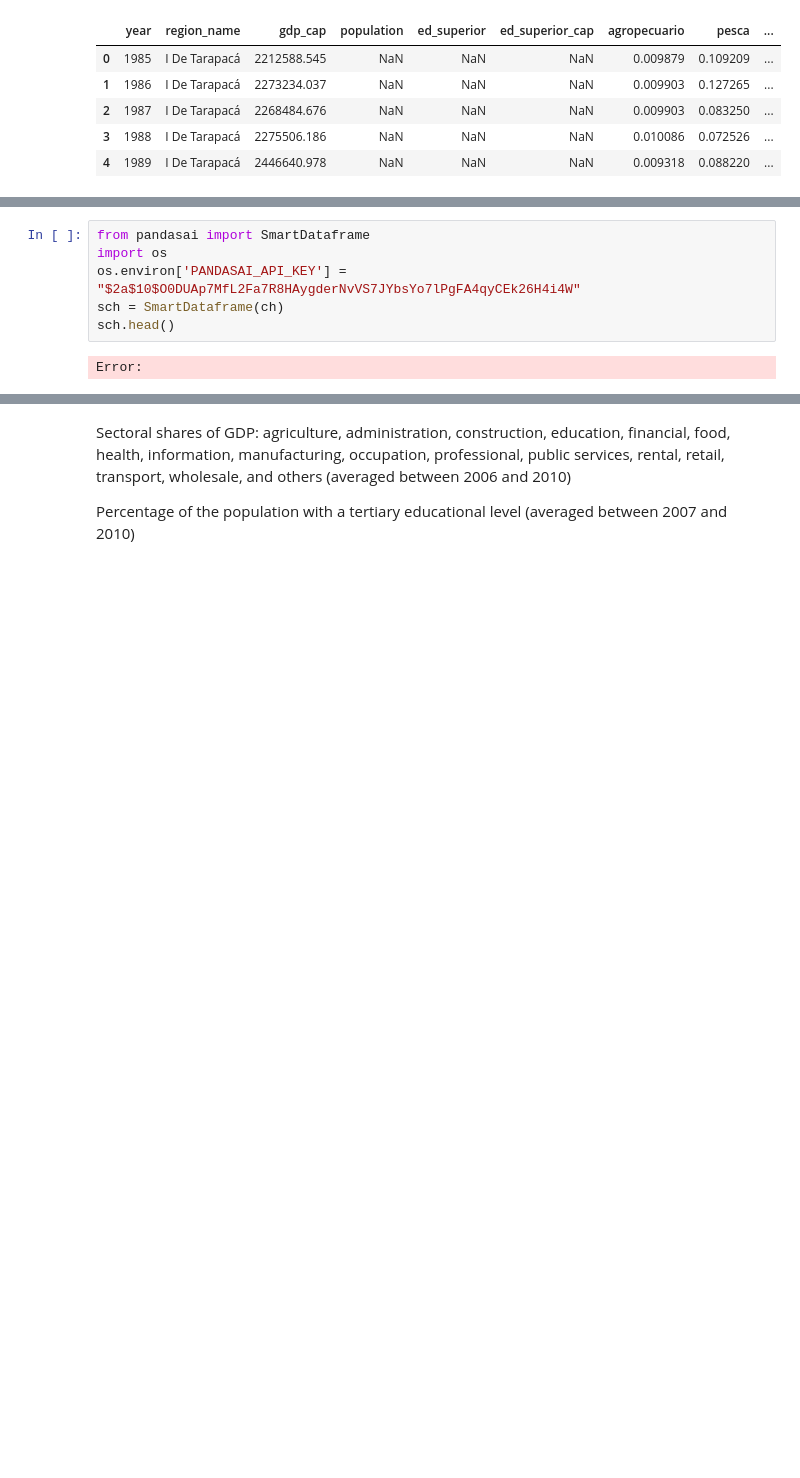
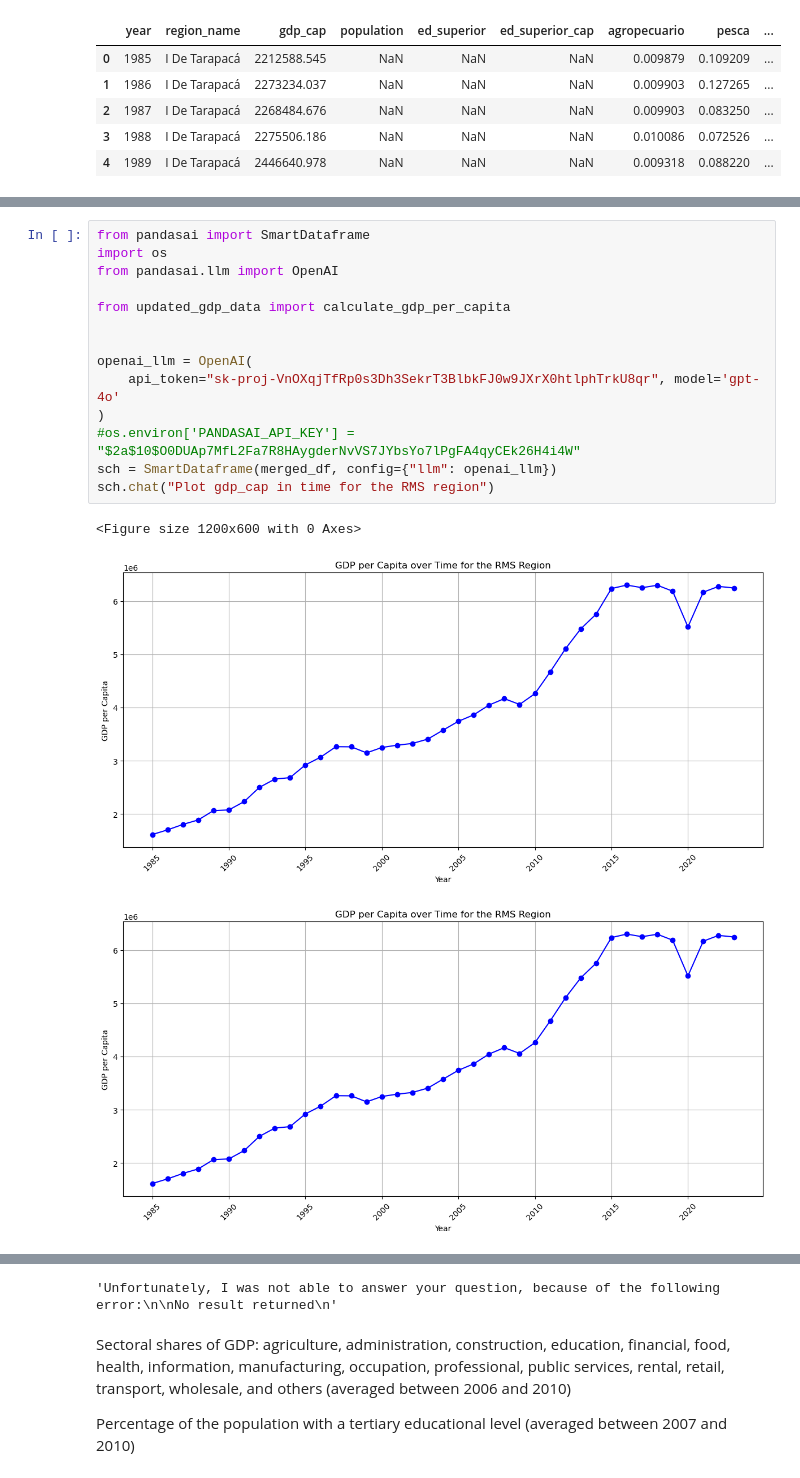
Before and after one commit to diodz/dpl-earthquakes, a Jupyter notebook: notebooks/maule.ipynb, the cells around one changed output, grey strips where cells are left out. Drawn from its saved outputs; the diff is of its cells as text; blank space fills up the shorter version.

```diff
--- a/notebooks/maule.ipynb
+++ b/notebooks/maule.ipynb
@@ -42,8 +150,18 @@ ch.head()
 # %%
 from pandasai import SmartDataframe
 import os
-os.environ['PANDASAI_API_KEY'] = "$2a$10$O0DUAp7MfL2Fa7R8HAygderNvVS7JYbsYo7lPgFA4qyCEk26H4i4W"
-sch = SmartDataframe(ch)
-sch.head()
+from pandasai.llm import OpenAI
+
+from updated_gdp_data import calculate_gdp_per_capita
+
+
+openai_llm = OpenAI(
+    api_token="sk-proj-VnOXqjTfRp0s3Dh3SekrT3BlbkFJ0w9JXrX0htlphTrkU8qr", model='gpt-4o'
+)
+#os.environ['PANDASAI_API_KEY'] = "$2a$10$O0DUAp7MfL2Fa7R8HAygderNvVS7JYbsYo7lPgFA4qyCEk26H4i4W"
+sch = SmartDataframe(merged_df, config={"llm": openai_llm})
+sch.chat("Plot gdp_cap in time for the RMS region")
 # %% [output]
-Error:
+<Figure size 1200x600 with 0 Axes>
+[figure, added]
+[figure, added]
@@ -50,3 +183,4 @@ Error:
+'Unfortunately, I was not able to answer your question, because of the following error:\n\nNo result returned\n'
 # %% [markdown]
 Sectoral shares of GDP: agriculture, administration, construction, education, financial, food, health, information, manufacturing, occupation, professional, public services, rental, retail, transport, wholesale, and others (averaged between 2006 and 2010)
 
```
Also changed, not shown: parts of 11 cells of this notebook.
